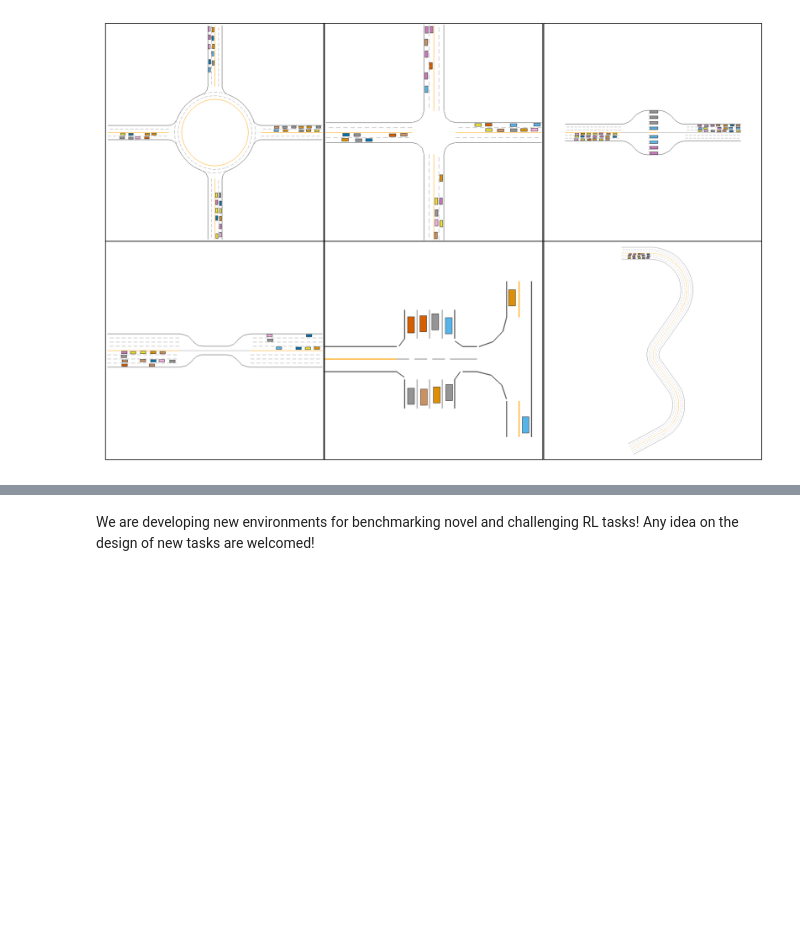
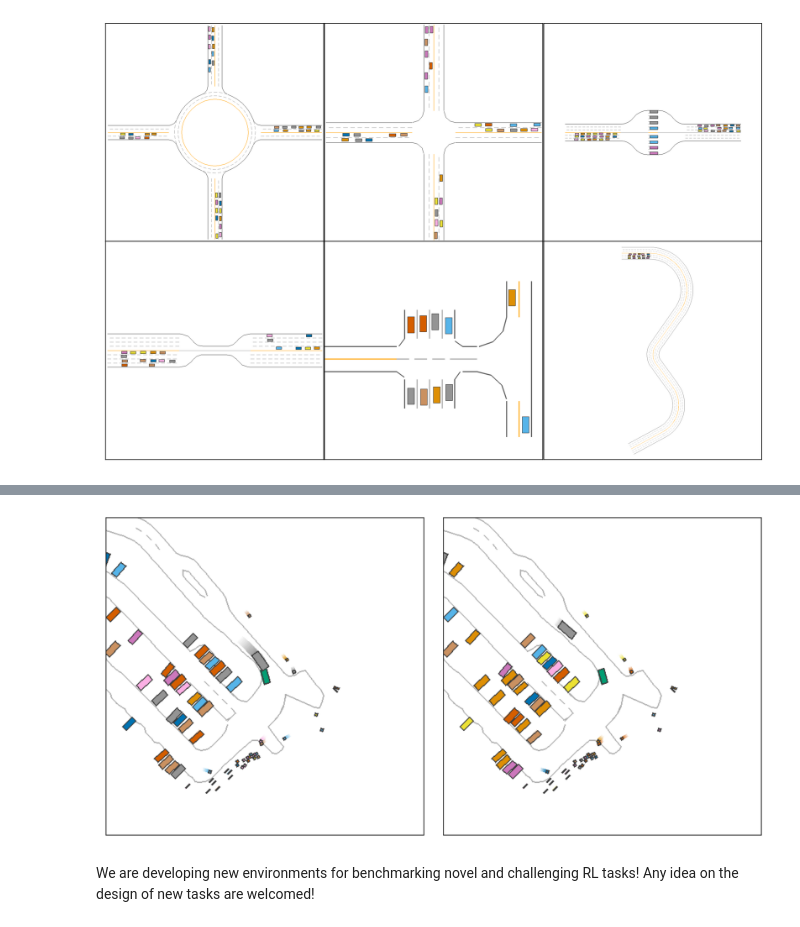
Before and after one commit to metadriverse/metadrive, a Jupyter notebook: documentation/source/rl_environments.ipynb, the cells around one changed output, grey strips where cells are left out. Drawn from its saved outputs; the diff is of its cells as text; code cells hidden in the pictures; blank space fills up the shorter version.

Commit message:
real-world env

```diff
--- a/documentation/source/rl_environments.ipynb
+++ b/documentation/source/rl_environments.ipynb
@@ -612,2 +671,54 @@ type="video/mp4">
+# %%
+# visualization
+import numpy as np
+from metadrive.engine.asset_loader import AssetLoader
+from metadrive.policy.replay_policy import ReplayEgoCarPolicy
+from metadrive.envs.scenario_env import ScenarioEnv
+import matplotlib.pyplot as plt
+
+nuscenes_data =  AssetLoader.file_path(AssetLoader.asset_path, "nuscenes", unix_style=False)
+collide_step=None
+
+def run_real_env(reactive):
+    global collide_step
+    env = ScenarioEnv(
+        {
+            "reactive_traffic": reactive,
+            "data_directory": nuscenes_data,
+            "start_scenario_index":6, # use scenario #6
+            "num_scenarios": 1,
+            "crash_vehicle_done": True,
+            "log_level": 50,
+        }
+    )
+    try:
+        o, _ = env.reset(seed=6) # start simulation for senario #6
+        for i in range(1, 300):
+            o, r, tm, tc, info = env.step([.0, -1])
+            ret=env.render(mode="top_down",
+                       screen_size=(500, 500),
+                       semantic_map=False)
+            if not reactive and tm:
+                assert info["crash_vehicle"]
+                collide_step=i
+                break
+            if i==collide_step:
+                break
+    finally:
+        env.close()
+    return ret
+
+# draw
+fig, axs = plt.subplots(1, 2, figsize=(10, 5), dpi=200)
+plt.tight_layout(pad=-1)
+
+axs[0].imshow(run_real_env(False), cmap="bone")
+axs[1].imshow(run_real_env(True), cmap="bone")
+for i in range(2):
+    axs[i].set_xticks([])
+    axs[i].set_yticks([])
+plt.show()
+# %% [output]
+[figure, added]
 # %% [markdown]
 We are developing new environments for benchmarking novel and challenging RL tasks! Any idea on the design of new tasks are welcomed!
```
Also changed, not shown: parts of 7 cells of this notebook.
